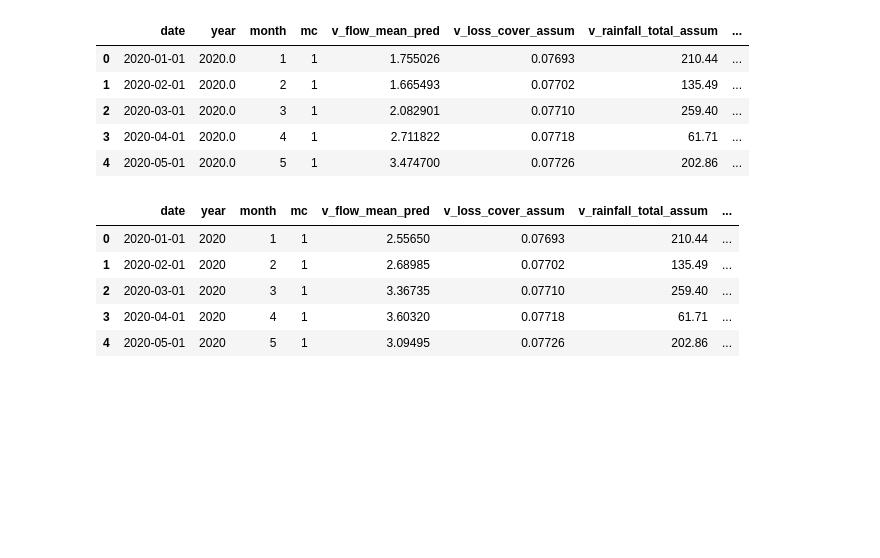
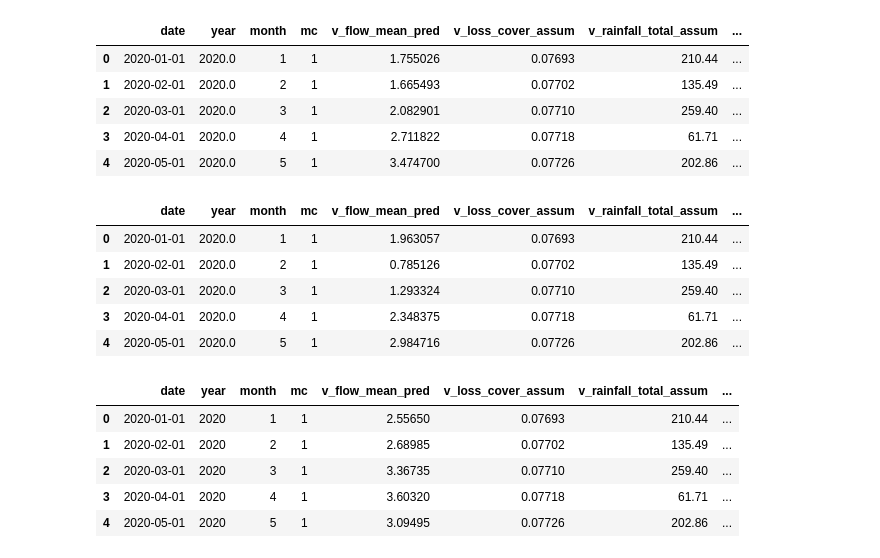
Before and after one commit to dechontaduro/DS4All_2020_Team28_Project, a Jupyter notebook: model/Consolidate_forecast.ipynb, the cells around one changed output. Drawn from its saved outputs; the diff is of its cells as text; code cells hidden in the pictures; blank space fills up the shorter version.

Commit message:
Consolidacion forecast version 3

```diff
--- a/model/Consolidate_forecast.ipynb
+++ b/model/Consolidate_forecast.ipynb
@@ -37,6 +90,36 @@ VAR.head()
 | 2 | 2020-03-01 | 2020.0 | 3 | 1 | 2.082901 | 0.07710 | 259.40 | ... |
 | 3 | 2020-04-01 | 2020.0 | 4 | 1 | 2.711822 | 0.07718 | 61.71 | ... |
 | 4 | 2020-05-01 | 2020.0 | 5 | 1 | 3.474700 | 0.07726 | 202.86 | ... |
+# %%
+LSTM = pd.read_csv('LSTM_forecast_2020_2021.csv')
+
+LSTM[['year','month']] = LSTM.month_year.str.split("-",expand=True)
+LSTM = LSTM.astype({'year': float, 'month': int})
+
+LSTM['date'] = pd.to_datetime(dict(year = LSTM.year, month = LSTM.month, day = 1))
+
+LSTM = LSTM[['date', 'year', 'month', 'basin', 'v_flow_mean_forecast',
+           'v_loss_cover', 'v_rainfall_total', 'scenario']]
+
+LSTM.rename(columns={'basin':'mc', 'v_loss_cover':'v_loss_cover_assum',
+                    'v_rainfall_total': 'v_rainfall_total_assum',
+                    'v_flow_mean_forecast': 'v_flow_mean_pred'}, inplace=True)
+
+LSTM['model_type'] = 'LSTM'
+
+LSTM[['tmp1', 'loss_cover_scenario',
+     'tmp2', 'climate_change_scenario',]] = LSTM.scenario.str.split("_",expand=True)
+
+LSTM.drop(columns = ['tmp1', 'tmp2'], inplace = True)
+
+LSTM.head()
+# %% [output]
+|  | date | year | month | mc | v_flow_mean_pred | v_loss_cover_assum | v_rainfall_total_assum | ... |
+| 0 | 2020-01-01 | 2020.0 | 1 | 1 | 1.963057 | 0.07693 | 210.44 | ... |
+| 1 | 2020-02-01 | 2020.0 | 2 | 1 | 0.785126 | 0.07702 | 135.49 | ... |
+| 2 | 2020-03-01 | 2020.0 | 3 | 1 | 1.293324 | 0.07710 | 259.40 | ... |
+| 3 | 2020-04-01 | 2020.0 | 4 | 1 | 2.348375 | 0.07718 | 61.71 | ... |
+| 4 | 2020-05-01 | 2020.0 | 5 | 1 | 2.984716 | 0.07726 | 202.86 | ... |
 # %%
 RFR = pd.read_csv('RFR_forecast_2020_2021.csv')
 
```
Also changed, not shown: parts of 8 cells of this notebook, 10 other files.
